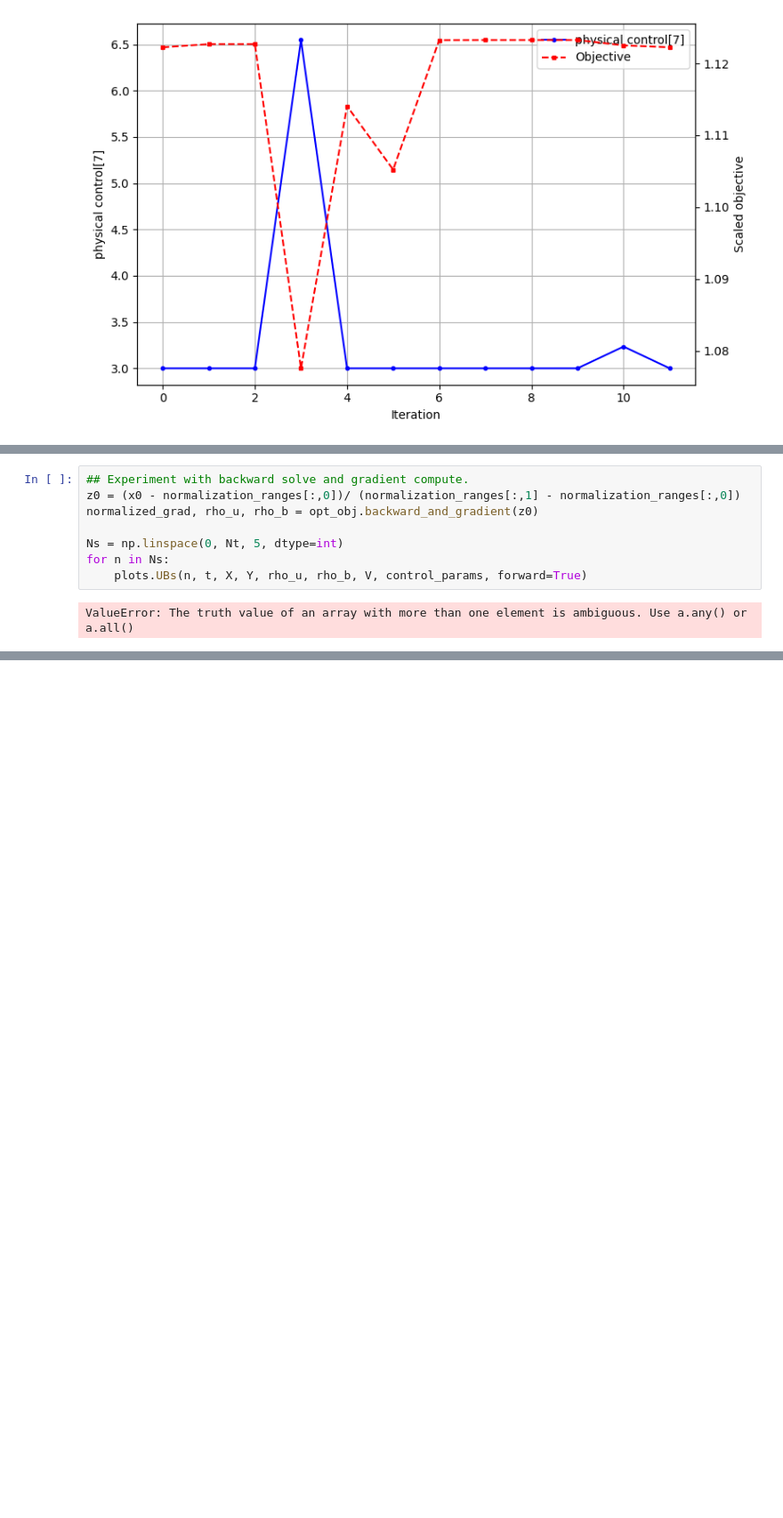
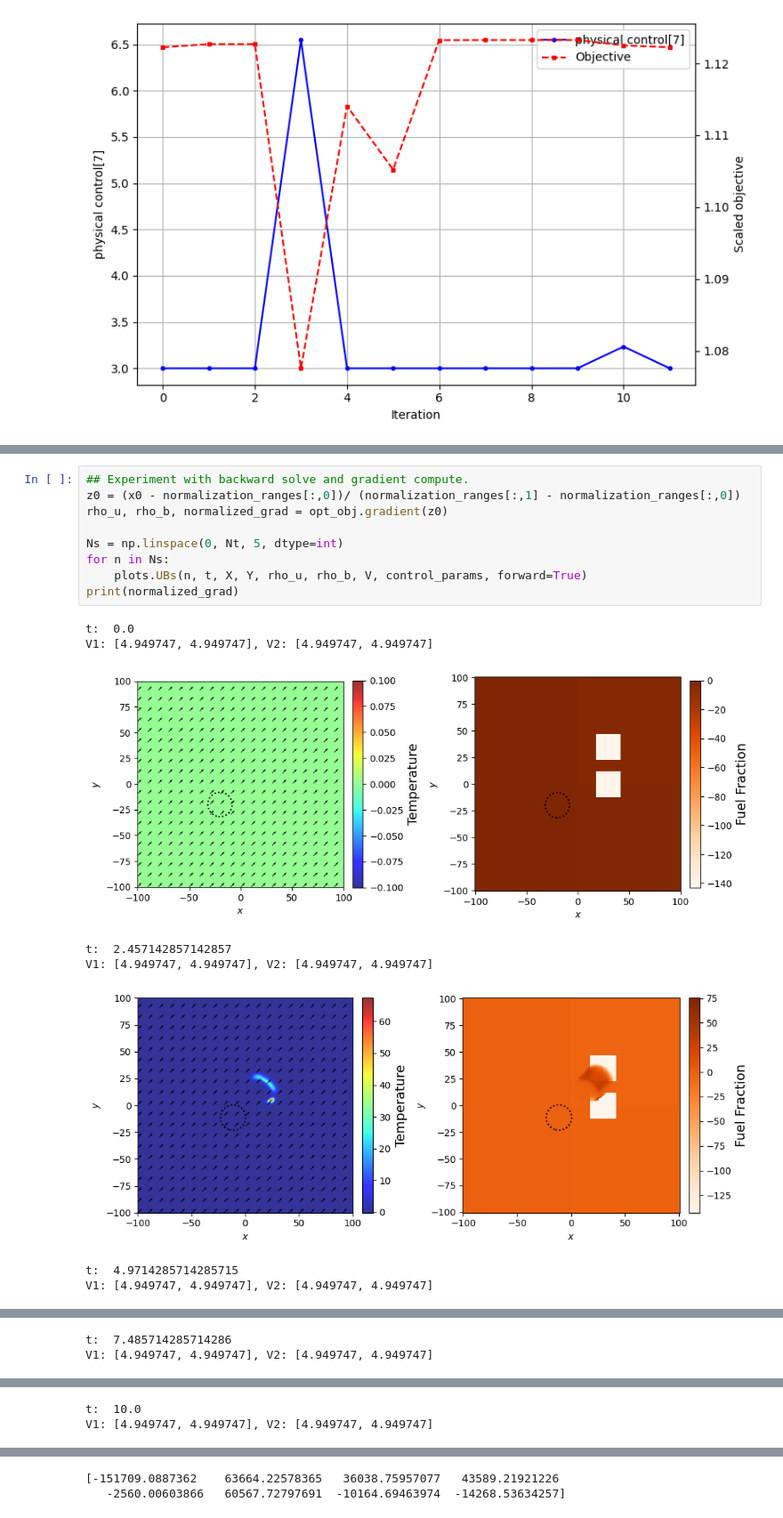
Before and after one commit to pkrish11/Wildfire-PDE-Constrained-Optimization, a Jupyter notebook: Optimization_testing2.ipynb, the cells around one changed output, grey strips where cells are left out. Shown at 89% size. Cells and saved outputs as stored; diff of their text form; blank space fills up the shorter version.

```diff
--- a/Optimization_testing2.ipynb
+++ b/Optimization_testing2.ipynb
@@ -443,10 +325,18 @@ V1: [4.949747, 4.949747], V2: [4.949747, 4.949747]
 # %%
 ## Experiment with backward solve and gradient compute.
 z0 = (x0 - normalization_ranges[:,0])/ (normalization_ranges[:,1] - normalization_ranges[:,0])
-normalized_grad, rho_u, rho_b = opt_obj.backward_and_gradient(z0)
+rho_u, rho_b, normalized_grad = opt_obj.gradient(z0)
 
 Ns = np.linspace(0, Nt, 5, dtype=int)
 for n in Ns:
     plots.UBs(n, t, X, Y, rho_u, rho_b, V, control_params, forward=True)
+print(normalized_grad)
 # %% [output]
-ValueError: The truth value of an array with more than one element is ambiguous. Use a.any() or a.all()
+t:  0.0
+V1: [4.949747, 4.949747], V2: [4.949747, 4.949747]
+[figure, added]
+t:  2.457142857142857
+V1: [4.949747, 4.949747], V2: [4.949747, 4.949747]
+[figure, added]
+t:  4.9714285714285715
+V1: [4.949747, 4.949747], V2: [4.949747, 4.949747]
@@ -452,0 +344,2 @@ ValueError: The truth value of an array with more than one element is ambiguous.
+t:  7.485714285714286
+V1: [4.949747, 4.949747], V2: [4.949747, 4.949747]
@@ -452,0 +347,2 @@ ValueError: The truth value of an array with more than one element is ambiguous.
+t:  10.0
+V1: [4.949747, 4.949747], V2: [4.949747, 4.949747]
@@ -452,0 +350,2 @@ ValueError: The truth value of an array with more than one element is ambiguous.
+[-151709.0887362    63664.22578365   36038.75957077   43589.21921226
+   -2560.00603866   60567.72797691  -10164.69463974  -14268.53634257]
```
Also changed, not shown: parts of 8 cells of this notebook, 6 other files.
